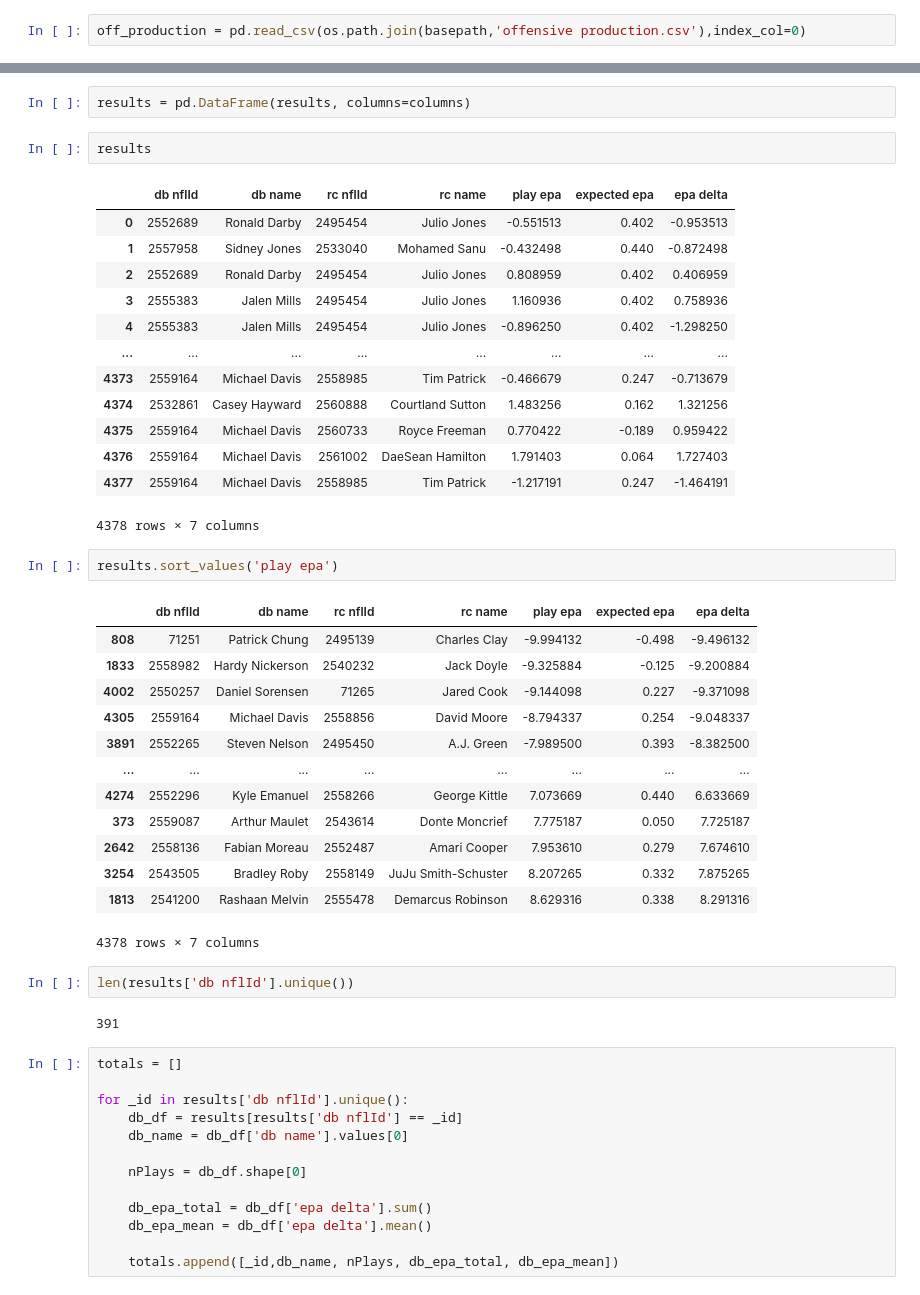
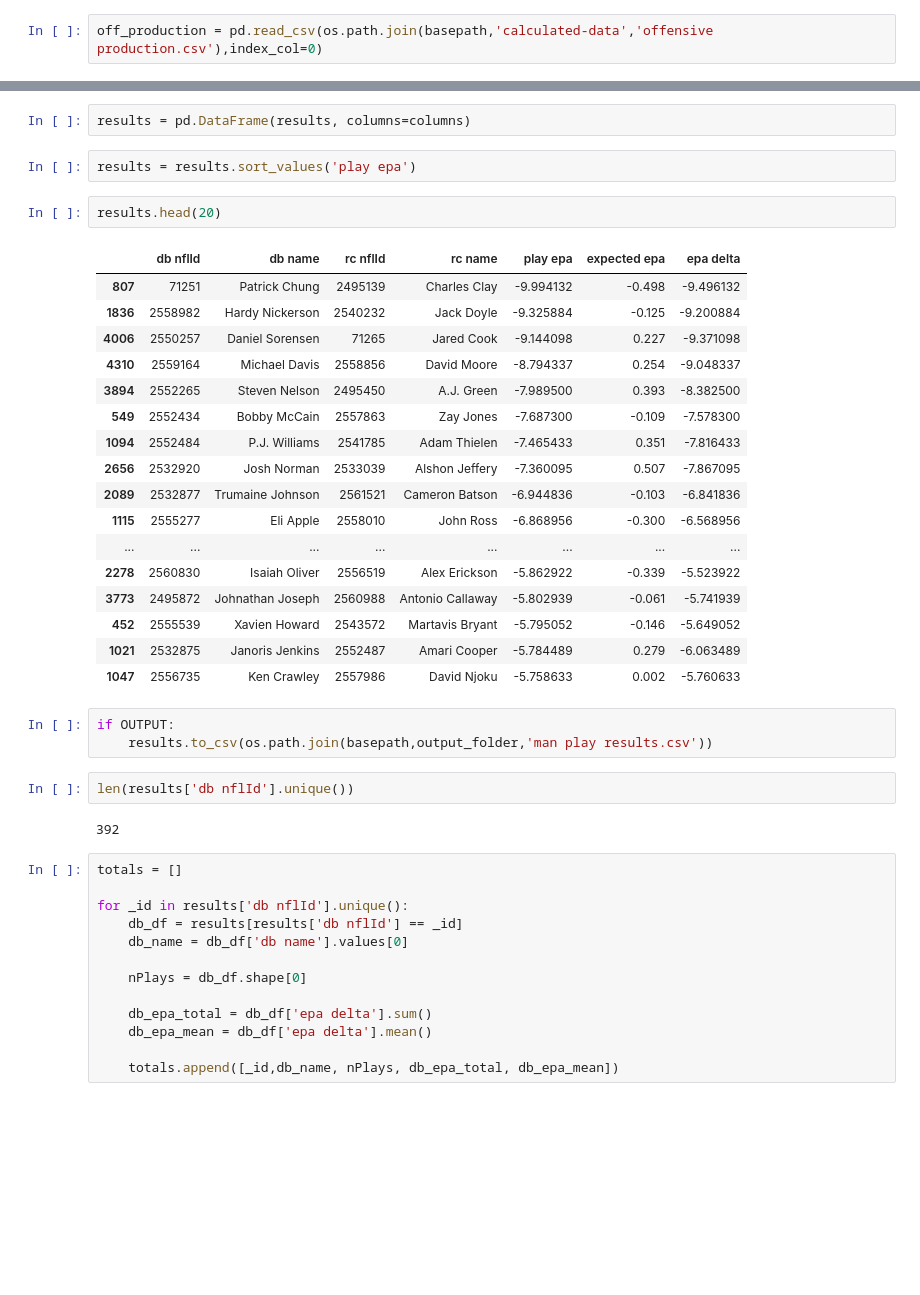
Before and after one commit to jhowenstein/nfl-big-data, a Jupyter notebook: notebooks/feature/Man Production Reduction.ipynb, the cells around one changed output, grey strips where cells are left out. Saved outputs shown, nothing was run; the diff lists cells and outputs as text; blank space fills up the shorter version.

```diff
--- a/notebooks/feature/Man Production Reduction.ipynb
+++ b/notebooks/feature/Man Production Reduction.ipynb
@@ -76,7 +79,7 @@ LAC - week15
 LAC - week16
 LAC - week17
 # %%
-off_production = pd.read_csv(os.path.join(basepath,'offensive production.csv'),index_col=0)
+off_production = pd.read_csv(os.path.join(basepath,'calculated-data','offensive production.csv'),index_col=0)
 # %%
 plays = analysis.return_plays(target_coverage='man')
 # %% [output]
@@ -127,42 +130,35 @@ for play in plays:
 columns = ['db nflId', 'db name','rc nflId', 'rc name', 'play epa', 'expected epa', 'epa delta']
 # %%
 results = pd.DataFrame(results, columns=columns)
+# %%
+results = results.sort_values('play epa')
 # %%
-results
+results.head(20)
 # %% [output]
 |  | db nflId | db name | rc nflId | rc name | play epa | expected epa | epa delta |
-| 0 | 2552689 | Ronald Darby | 2495454 | Julio Jones | -0.551513 | 0.402 | -0.953513 |
-| 1 | 2557958 | Sidney Jones | 2533040 | Mohamed Sanu | -0.432498 | 0.440 | -0.872498 |
-| 2 | 2552689 | Ronald Darby | 2495454 | Julio Jones | 0.808959 | 0.402 | 0.406959 |
-| 3 | 2555383 | Jalen Mills | 2495454 | Julio Jones | 1.160936 | 0.402 | 0.758936 |
-| 4 | 2555383 | Jalen Mills | 2495454 | Julio Jones | -0.896250 | 0.402 | -1.298250 |
+| 807 | 71251 | Patrick Chung | 2495139 | Charles Clay | -9.994132 | -0.498 | -9.496132 |
+| 1836 | 2558982 | Hardy Nickerson | 2540232 | Jack Doyle | -9.325884 | -0.125 | -9.200884 |
+| 4006 | 2550257 | Daniel Sorensen | 71265 | Jared Cook | -9.144098 | 0.227 | -9.371098 |
+| 4310 | 2559164 | Michael Davis | 2558856 | David Moore | -8.794337 | 0.254 | -9.048337 |
+| 3894 | 2552265 | Steven Nelson | 2495450 | A.J. Green | -7.989500 | 0.393 | -8.382500 |
+| 549 | 2552434 | Bobby McCain | 2557863 | Zay Jones | -7.687300 | -0.109 | -7.578300 |
+| 1094 | 2552484 | P.J. Williams | 2541785 | Adam Thielen | -7.465433 | 0.351 | -7.816433 |
+| 2656 | 2532920 | Josh Norman | 2533039 | Alshon Jeffery | -7.360095 | 0.507 | -7.867095 |
+| 2089 | 2532877 | Trumaine Johnson | 2561521 | Cameron Batson | -6.944836 | -0.103 | -6.841836 |
+| 1115 | 2555277 | Eli Apple | 2558010 | John Ross | -6.868956 | -0.300 | -6.568956 |
 | ... | ... | ... | ... | ... | ... | ... | ... |
-| 4373 | 2559164 | Michael Davis | 2558985 | Tim Patrick | -0.466679 | 0.247 | -0.713679 |
-| 4374 | 2532861 | Casey Hayward | 2560888 | Courtland Sutton | 1.483256 | 0.162 | 1.321256 |
-| 4375 | 2559164 | Michael Davis | 2560733 | Royce Freeman | 0.770422 | -0.189 | 0.959422 |
-| 4376 | 2559164 | Michael Davis | 2561002 | DaeSean Hamilton | 1.791403 | 0.064 | 1.727403 |
-| 4377 | 2559164 | Michael Davis | 2558985 | Tim Patrick | -1.217191 | 0.247 | -1.464191 |
+| 2278 | 2560830 | Isaiah Oliver | 2556519 | Alex Erickson | -5.862922 | -0.339 | -5.523922 |
+| 3773 | 2495872 | Johnathan Joseph | 2560988 | Antonio Callaway | -5.802939 | -0.061 | -5.741939 |
+| 452 | 2555539 | Xavien Howard | 2543572 | Martavis Bryant | -5.795052 | -0.146 | -5.649052 |
+| 1021 | 2532875 | Janoris Jenkins | 2552487 | Amari Cooper | -5.784489 | 0.279 | -6.063489 |
+| 1047 | 2556735 | Ken Crawley | 2557986 | David Njoku | -5.758633 | 0.002 | -5.760633 |
-4378 rows × 7 columns
-# %%
-results.sort_values('play epa')
-# %% [output]
-|  | db nflId | db name | rc nflId | rc name | play epa | expected epa | epa delta |
-| 808 | 71251 | Patrick Chung | 2495139 | Charles Clay | -9.994132 | -0.498 | -9.496132 |
-| 1833 | 2558982 | Hardy Nickerson | 2540232 | Jack Doyle | -9.325884 | -0.125 | -9.200884 |
-| 4002 | 2550257 | Daniel Sorensen | 71265 | Jared Cook | -9.144098 | 0.227 | -9.371098 |
-| 4305 | 2559164 | Michael Davis | 2558856 | David Moore | -8.794337 | 0.254 | -9.048337 |
-| 3891 | 2552265 | Steven Nelson | 2495450 | A.J. Green | -7.989500 | 0.393 | -8.382500 |
-| ... | ... | ... | ... | ... | ... | ... | ... |
-| 4274 | 2552296 | Kyle Emanuel | 2558266 | George Kittle | 7.073669 | 0.440 | 6.633669 |
-| 373 | 2559087 | Arthur Maulet | 2543614 | Donte Moncrief | 7.775187 | 0.050 | 7.725187 |
-| 2642 | 2558136 | Fabian Moreau | 2552487 | Amari Cooper | 7.953610 | 0.279 | 7.674610 |
-| 3254 | 2543505 | Bradley Roby | 2558149 | JuJu Smith-Schuster | 8.207265 | 0.332 | 7.875265 |
-| 1813 | 2541200 | Rashaan Melvin | 2555478 | Demarcus Robinson | 8.629316 | 0.338 | 8.291316 |
-4378 rows × 7 columns
+# %%
+if OUTPUT:
+    results.to_csv(os.path.join(basepath,output_folder,'man play results.csv'))
 # %%
 len(results['db nflId'].unique())
 # %% [output]
-391
+392
 # %%
 totals = []
 
```
Also changed, not shown: parts of 12 cells of this notebook, 24 other files.
